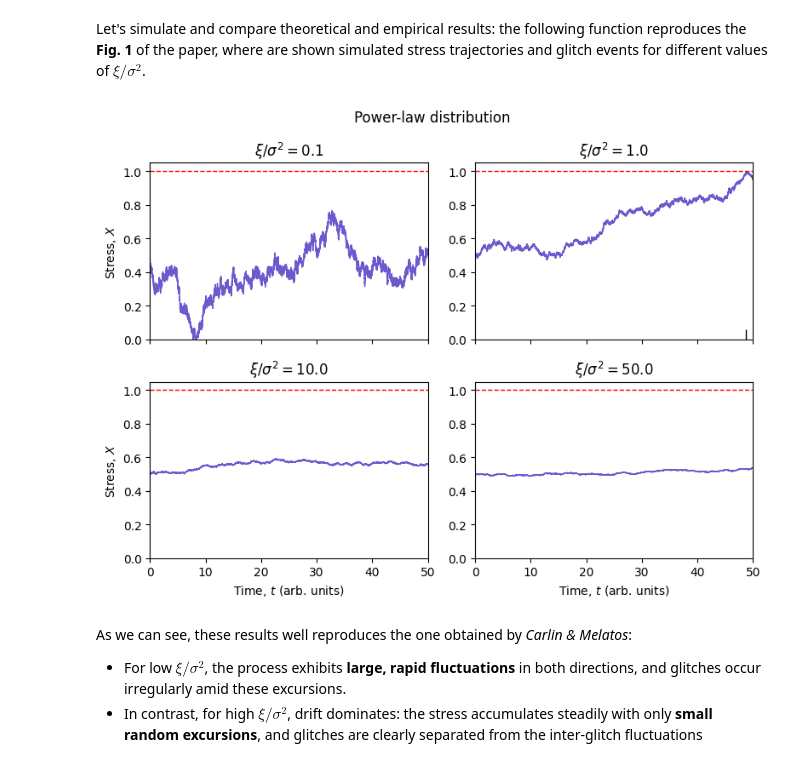
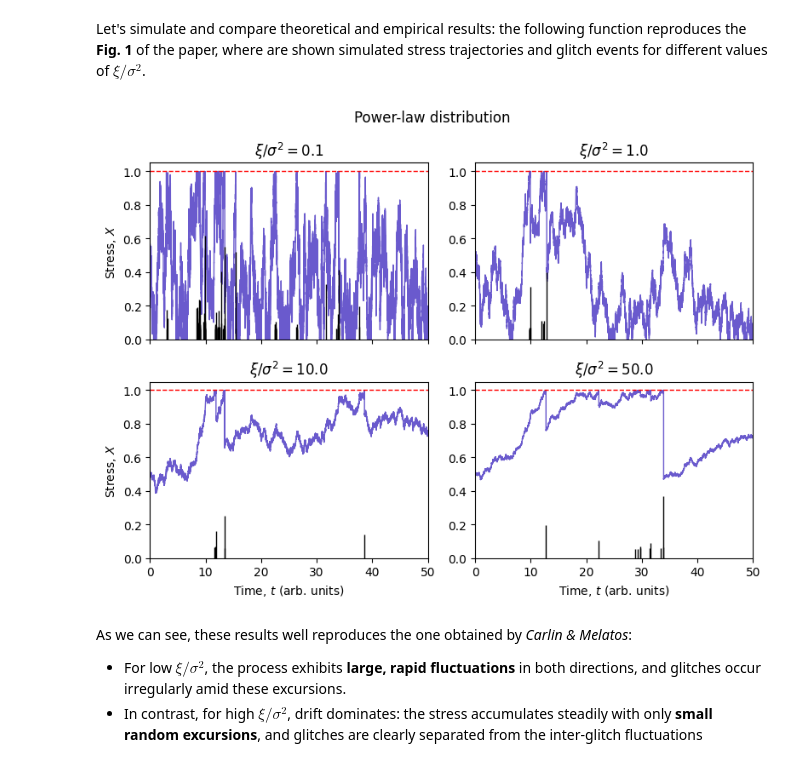
Before and after one commit to Spina02/pulsar-glitches, a Jupyter notebook: src/main.ipynb, the cells around one changed output. Saved outputs shown, nothing was run; the diff lists cells and outputs as text; code cells hidden in the pictures.

```diff
--- a/src/main.ipynb
+++ b/src/main.ipynb
@@ -85,15 +86,15 @@ plot_single_trajectory(mu = 0.1,
 Let's simulate and compare theoretical and empirical results: the following function reproduces the **Fig. 1** of the paper, where are shown simulated stress trajectories and glitch events for different values of $\xi/\sigma^2$.
 # %%
 plot_brownian_glitch_panels(mu_list = [0.1, 1.0, 10.0, 50.0],
-                            # xi = 0.025,
-                            sigma = 0.08,
+                            xi = 0.03,
                             Xc = 1.0,
                             dist_type='neg_powerlaw',
                             dist_params={'delta':1.5,'beta':1e-2},
                             x0=0.5, T=50, N=100_000,
-                            title = 'Power-law distribution')
+                            title = 'Power-law distribution',
+                            seed = seed)
 # %% [output]
-[figure, old version]
+[figure, new version]
 # %% [markdown]
 As we can see, these results well reproduces the one obtained by *Carlin & Melatos*:
 - For low $\xi/\sigma^2$, the process exhibits **large, rapid fluctuations** in both directions, and glitches occur irregularly amid these excursions.
```
Also changed, not shown: parts of 10 cells of this notebook, 5 other files.
